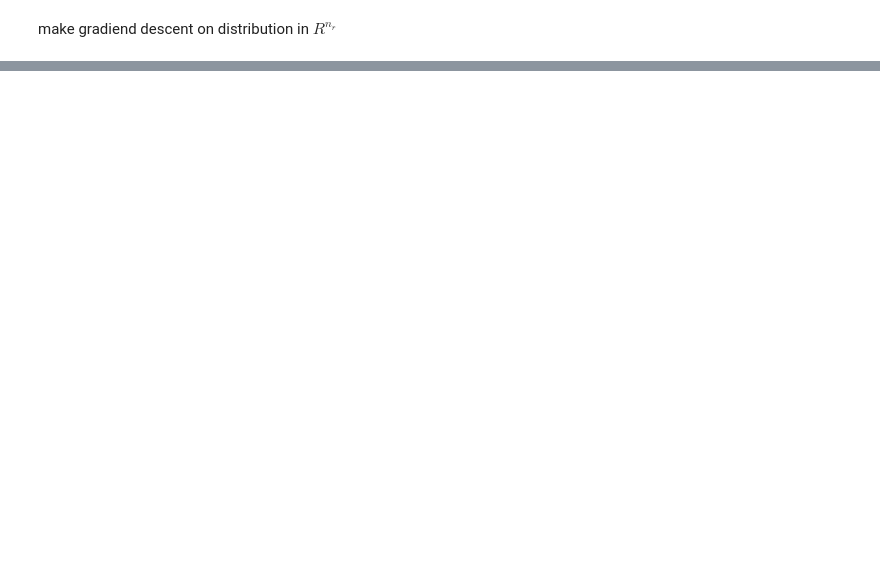
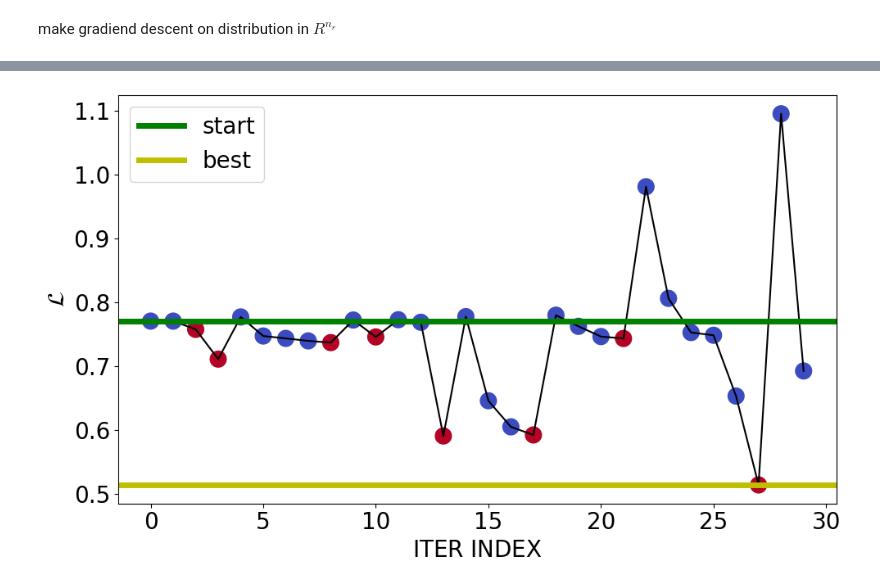
Before and after one commit to RepnikovPavel/lab_2023_controller, a Jupyter notebook: descent_in_distrib_of_rules.ipynb, the cells around one changed output, grey strips where cells are left out. Cells and saved outputs as stored; diff of their text form; code cells hidden in the pictures; blank space fills up the shorter version.

```diff
--- a/descent_in_distrib_of_rules.ipynb
+++ b/descent_in_distrib_of_rules.ipynb
@@ -311,0 +393,27 @@ p_best, l_best,alpha_n = grad_descent_from_alpha_auto(alpha_n, p_0, shared_integ
+# %%
+def set_font_size_to(ax,font_size=None):
+    if font_size is not None:
+        for item in ([ax.title, ax.xaxis.label, ax.yaxis.label] +
+                    ax.get_xticklabels() + ax.get_yticklabels()):
+            item.set_fontsize(font_size)
+
+def save_plot_to(fig, path):
+    fig.savefig(path, bbox_inches = 'tight')
+# %%
+path_to_save = config.plots_path
+# %%
+fig,ax = plt.subplots()
+fig.set_size_inches(10,6)
+ax.plot(np.arange(len(Lstorage)),Lstorage,c='k')
+MutationMaskCopy = [0] + MutationMask[:-1]
+ax.scatter(np.arange(len(Lstorage)),Lstorage,marker='o',c=MutationMaskCopy,cmap='coolwarm',s = 200)
+
+ax.axhline(Lstorage[0],c='g',label='start',linewidth = 5)
+ax.axhline(min(Lstorage),c='y',label='best',linewidth = 5)
+ax.set_ylabel(r'$\mathcal{L}$')
+ax.set_xlabel(r'$\text{ITER INDEX}$')
+set_font_size_to(ax,20)
+ax.legend(prop={'size': 20})
+save_plot_to(fig, os.path.join(path_to_save, 'rule_descent_loss.png'))
+# %% [output]
+[figure, added]
```
Also changed, not shown: parts of 11 cells of this notebook, 6 other files.
